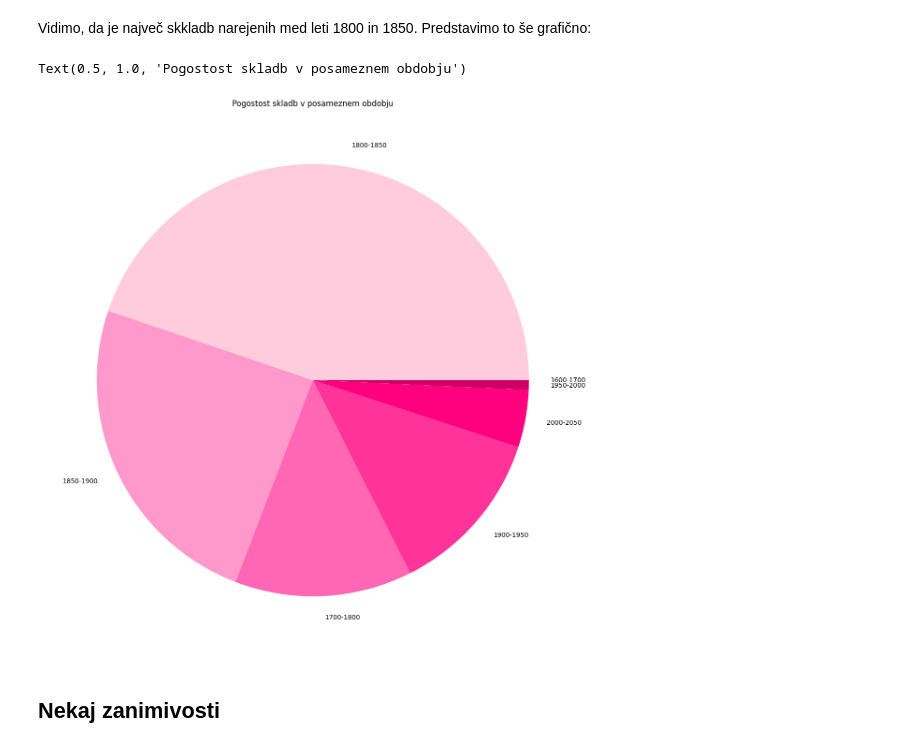
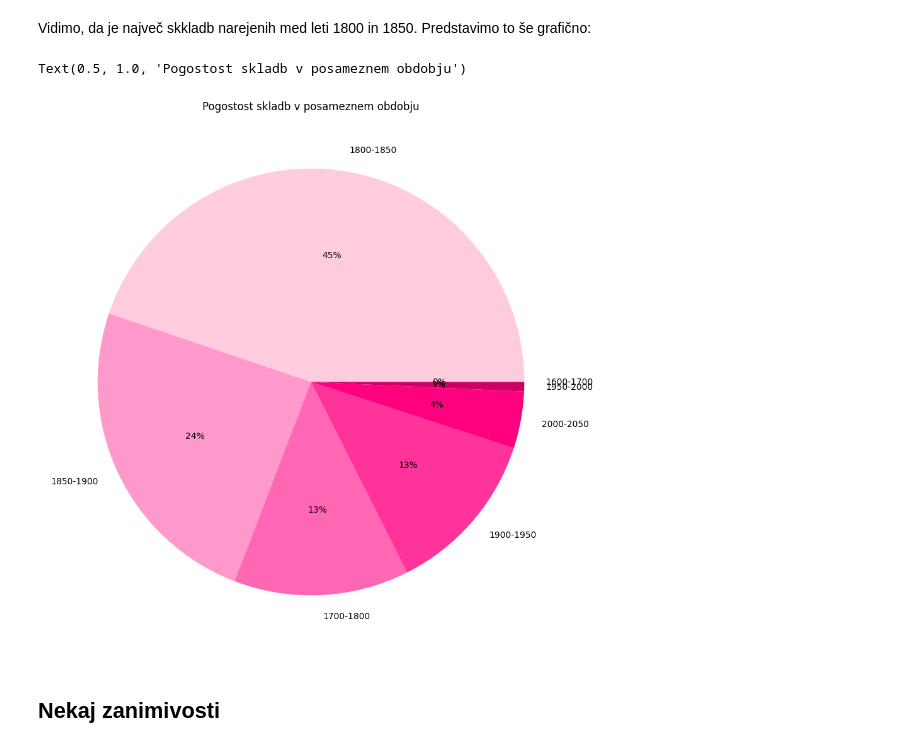
Before and after one commit to mm86903/UVP, a Jupyter notebook: analiza_podatkov.ipynb, the cells around one changed output. Drawn from its saved outputs; the diff is of its cells as text; code cells hidden in the pictures.

```diff
--- a/analiza_podatkov.ipynb
+++ b/analiza_podatkov.ipynb
@@ -185,13 +187,13 @@ Vidimo, da je največ skkladb narejenih med leti 1800 in 1850. Predstavimo to š
 # %%
 pogostost_obdobij = podtabela["Obdobje"].value_counts()
 barve = ['#ffccdd', '#ff99cc', '#ff66b3', '#ff3399', '#ff007f', '#cc0066', '#99004d']
 
-plt.figure(figsize=(15, 15))
-plt.pie(pogostost_obdobij, labels=pogostost_obdobij.index, colors=barve)
+plt.figure(figsize=(11, 11))
+plt.pie(pogostost_obdobij, labels=pogostost_obdobij.index, autopct="%1.0f%%", colors=barve)
 plt.title("Pogostost skladb v posameznem obdobju")
 # %% [output]
 Text(0.5, 1.0, 'Pogostost skladb v posameznem obdobju')
-[figure, old version]
+[figure, new version]
 # %% [markdown]
 ## Nekaj zanimivosti
 # %% [markdown]
```
Also changed, not shown: parts of 9 cells of this notebook.
